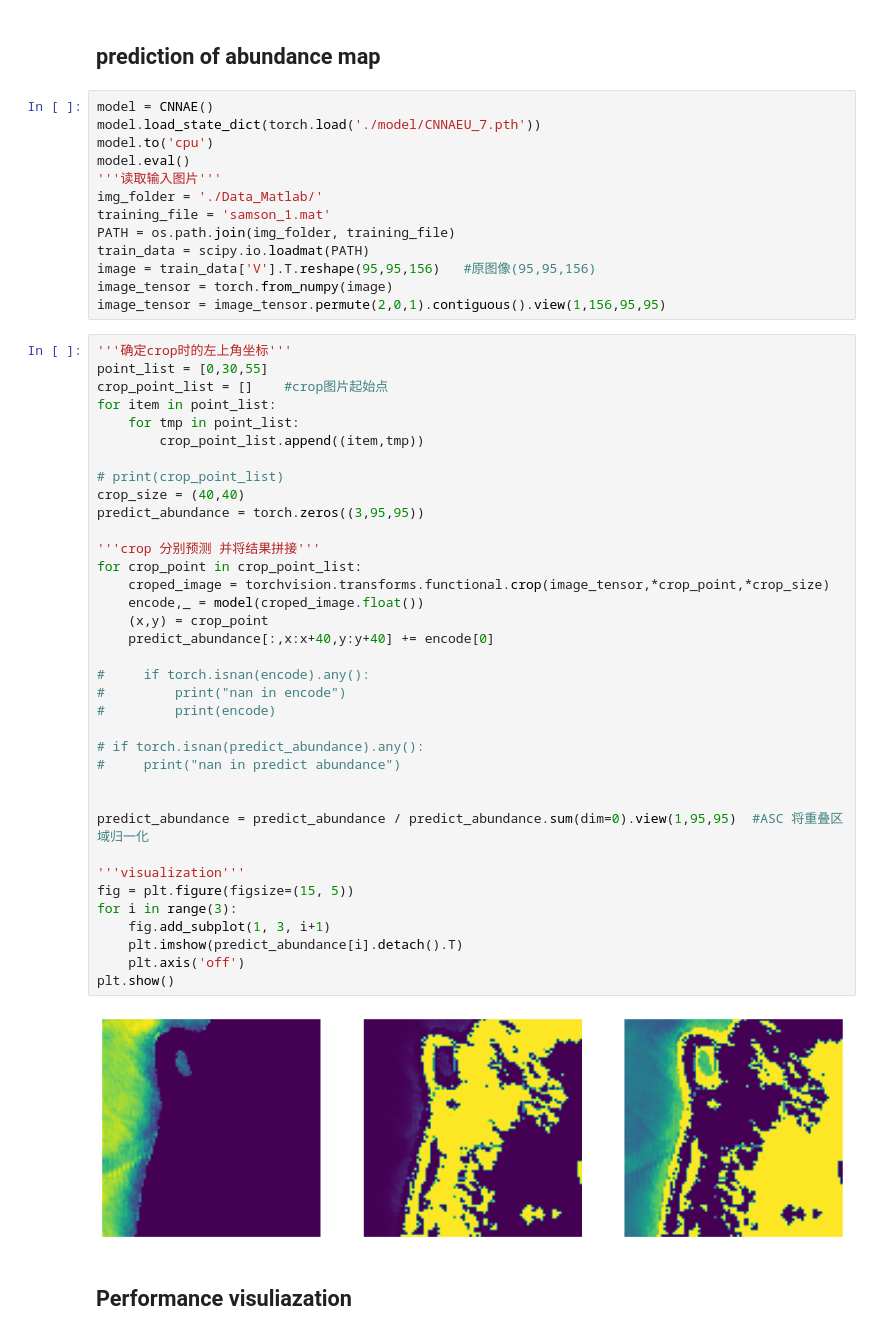
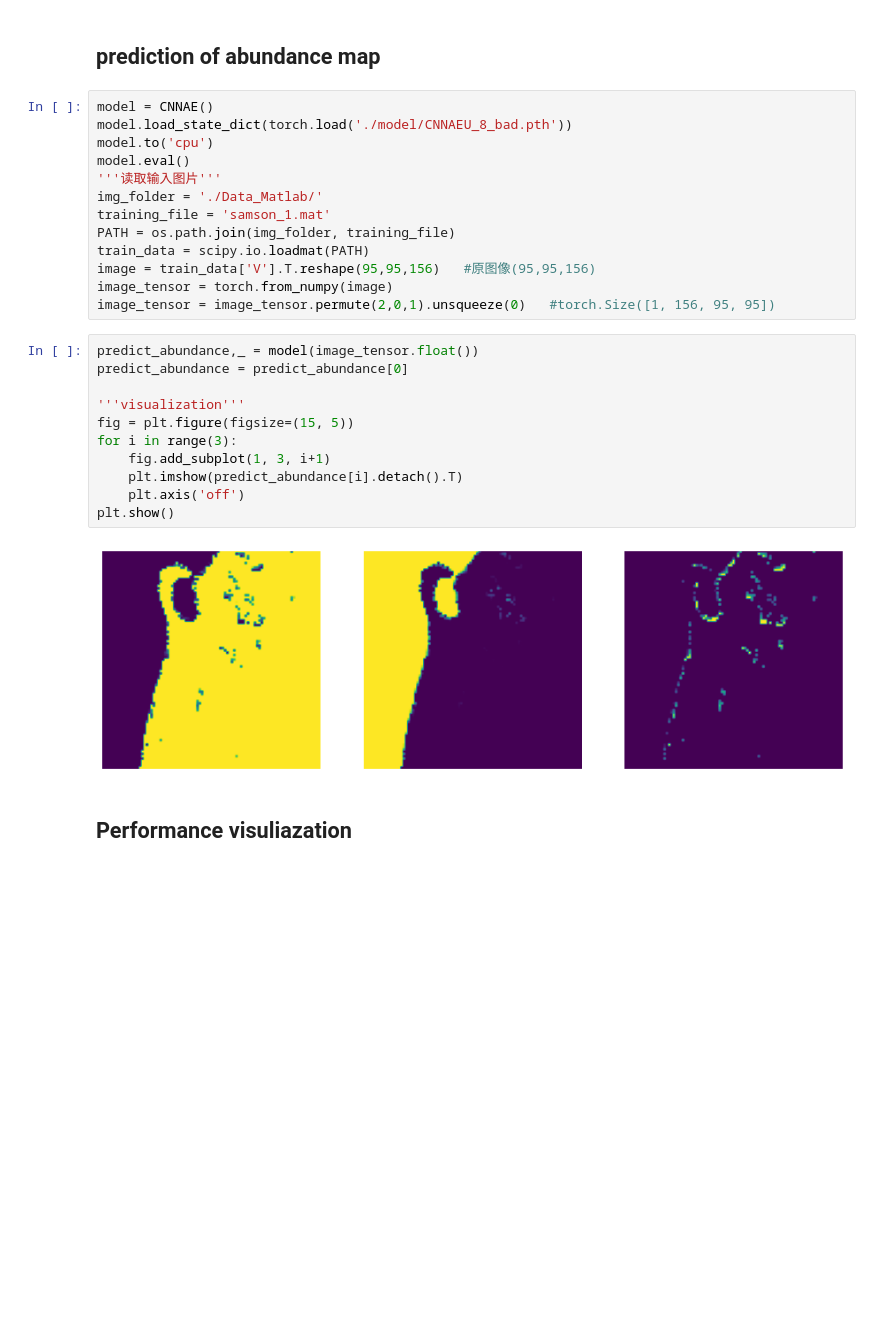
Before and after one commit to Sodascrew/PapersWithCode, a Jupyter notebook: CNNAEU/src/CNNAEU.ipynb, the cells around one changed output. Saved outputs shown, nothing was run; the diff lists cells and outputs as text; blank space fills up the shorter version.

```diff
--- a/CNNAEU/src/CNNAEU.ipynb
+++ b/CNNAEU/src/CNNAEU.ipynb
@@ -310,7 +310,7 @@ tensor(-0.3254, device='cuda:0', grad_fn=<MinBackward1>) tensor(0.4445, device='
 ## prediction of abundance map
 # %%
 model = CNNAE()
-model.load_state_dict(torch.load('./model/CNNAEU_7.pth'))
+model.load_state_dict(torch.load('./model/CNNAEU_8_bad.pth'))
 model.to('cpu')
 model.eval()
 '''读取输入图片'''
@@ -320,45 +320,20 @@ PATH = os.path.join(img_folder, training_file)
 train_data = scipy.io.loadmat(PATH)
 image = train_data['V'].T.reshape(95,95,156)   #原图像(95,95,156)
 image_tensor = torch.from_numpy(image)
-image_tensor = image_tensor.permute(2,0,1).contiguous().view(1,156,95,95)
+image_tensor = image_tensor.permute(2,0,1).unsqueeze(0)   #torch.Size([1, 156, 95, 95])
-# %%
-'''确定crop时的左上角坐标'''
-point_list = [0,30,55]
-crop_point_list = []    #crop图片起始点
-for item in point_list:
-    for tmp in point_list:
-        crop_point_list.append((item,tmp))
-
-# print(crop_point_list)
-crop_size = (40,40)
-predict_abundance = torch.zeros((3,95,95))
-
-'''crop 分别预测 并将结果拼接'''
-for crop_point in crop_point_list:
-    croped_image = torchvision.transforms.functional.crop(image_tensor,*crop_point,*crop_size)
-    encode,_ = model(croped_image.float())
-    (x,y) = crop_point
-    predict_abundance[:,x:x+40,y:y+40] += encode[0]
-
-#     if torch.isnan(encode).any():
-#         print("nan in encode")
-#         print(encode)
-
-# if torch.isnan(predict_abundance).any():
-#     print("nan in predict abundance")
-
-
-predict_abundance = predict_abundance / predict_abundance.sum(dim=0).view(1,95,95)  #ASC 将重叠区域归一化
-
-'''visualization'''
-fig = plt.figure(figsize=(15, 5))
-for i in range(3):
-    fig.add_subplot(1, 3, i+1)
-    plt.imshow(predict_abundance[i].detach().T)
-    plt.axis('off')
-plt.show()
-# %% [output]
-[figure, removed]
+# %%
+predict_abundance,_ = model(image_tensor.float())
+predict_abundance = predict_abundance[0]
+
+'''visualization'''
+fig = plt.figure(figsize=(15, 5))
+for i in range(3):
+    fig.add_subplot(1, 3, i+1)
+    plt.imshow(predict_abundance[i].detach().T)
+    plt.axis('off')
+plt.show()
+# %% [output]
+[figure, added]
 # %% [markdown]
 ## Performance visuliazation
 # %% [markdown]
```
Also changed, not shown: parts of 12 cells of this notebook.
